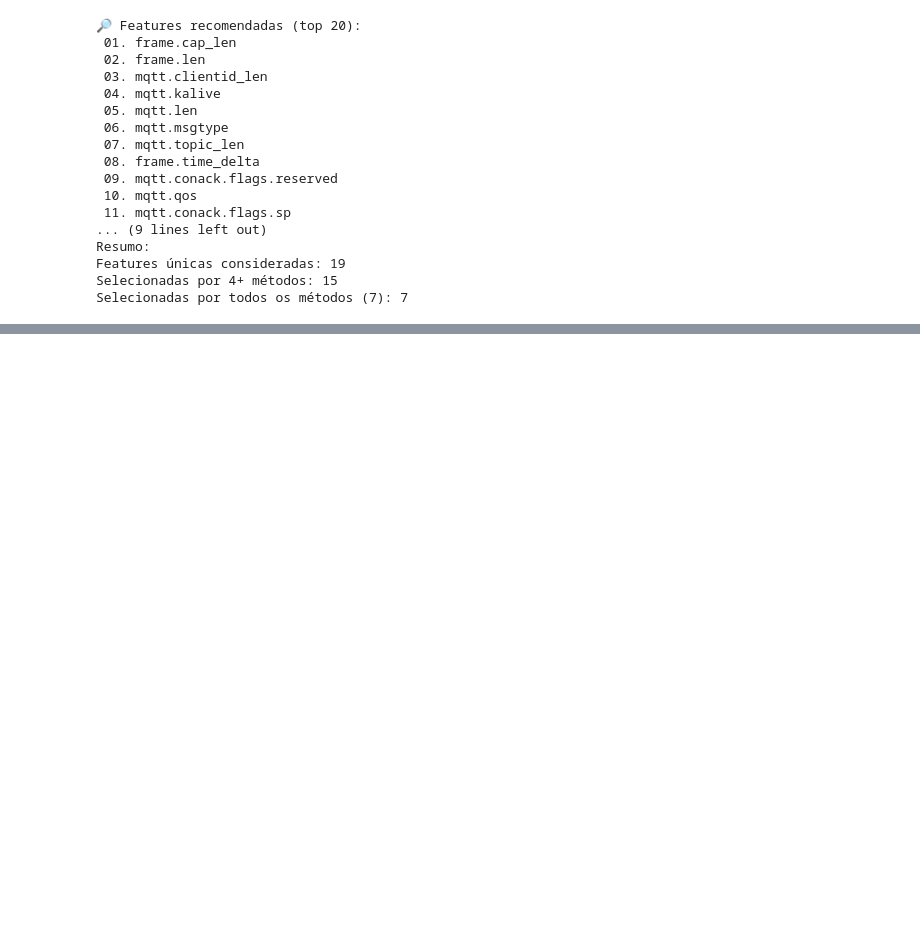
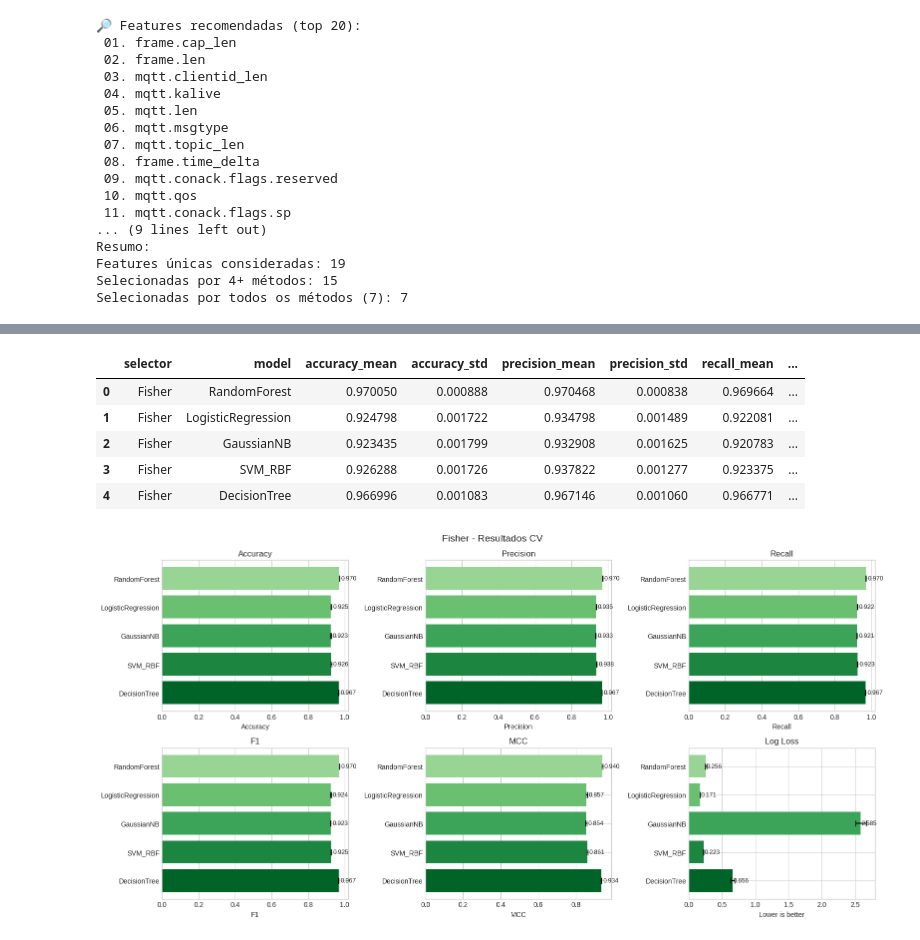
Before and after one commit to William-SWS/mqtt_under_attack, a Jupyter notebook: notebooks/model_training.ipynb, the cells around one changed output, grey strips where cells are left out. Saved outputs shown, nothing was run; the diff lists cells and outputs as text; code cells hidden in the pictures; blank space fills up the shorter version.

```diff
--- a/notebooks/model_training.ipynb
+++ b/notebooks/model_training.ipynb
@@ -1497,0 +1702,14 @@ Selecionadas por todos os métodos (7): 7
+# %%
+# Avaliar Fisher
+sel_name = "Fisher"
+df_fisher = evaluate_selector_cv(sel_name, selector_funcs[sel_name], X, y, cv_splits=5)
+display(df_fisher)
+plot_selector_results(df_fisher, f"{sel_name} - Resultados CV")
+# %% [output]
+|  | selector | model | accuracy_mean | accuracy_std | precision_mean | precision_std | recall_mean | ... |
+| 0 | Fisher | RandomForest | 0.970050 | 0.000888 | 0.970468 | 0.000838 | 0.969664 | ... |
+| 1 | Fisher | LogisticRegression | 0.924798 | 0.001722 | 0.934798 | 0.001489 | 0.922081 | ... |
+| 2 | Fisher | GaussianNB | 0.923435 | 0.001799 | 0.932908 | 0.001625 | 0.920783 | ... |
+| 3 | Fisher | SVM_RBF | 0.926288 | 0.001726 | 0.937822 | 0.001277 | 0.923375 | ... |
+| 4 | Fisher | DecisionTree | 0.966996 | 0.001083 | 0.967146 | 0.001060 | 0.966771 | ... |
+[figure, added]
```
Also changed, not shown: parts of 8 cells of this notebook, 2 other files.
